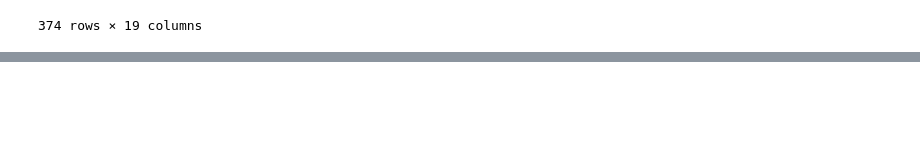
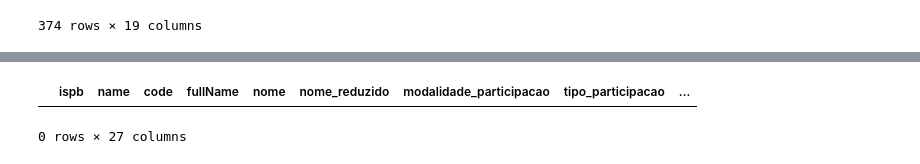
Before and after one commit to RodCavallini/Desafio-Final, a Jupyter notebook: Entrega_1_Desafio_Final.ipynb, the cells around one changed output, grey strips where cells are left out. Cells and saved outputs as stored; diff of their text form; code cells hidden in the pictures; blank space fills up the shorter version.

```diff
--- a/Entrega_1_Desafio_Final.ipynb
+++ b/Entrega_1_Desafio_Final.ipynb
@@ -94,7 +93,7 @@ memory usage: 13.9+ KB
 # %% [markdown]
 # Extração tabela Pix
 # %%
-pix = f.get_url("https://brasilapi.com.br/api/pix/v1/participants/")
+pix = pd.DataFrame(f.get_url("https://brasilapi.com.br/api/pix/v1/participants/"))
 pix
 # %% [output]
 |  | ispb | nome | nome_reduzido | modalidade_participacao | tipo_participacao | inicio_operacao |
@@ -203,0 +207,3 @@ corretoras
+# %%
+bancopix = pd.merge(bancos,pix,how="inner",on="ispb")
+bancopix
@@ -203,0 +224,6 @@ corretoras
+# %%
+bancopixcor = pd.merge(bancopix,corretoras,how="inner",on="nome")
+bancopixcor
+# %% [output]
+|  | ispb | name | code | fullName | nome | nome_reduzido | modalidade_participacao | tipo_participacao | ... |
+0 rows × 27 columns
```
Also changed, not shown: parts of 9 cells of this notebook, 1 other file.
